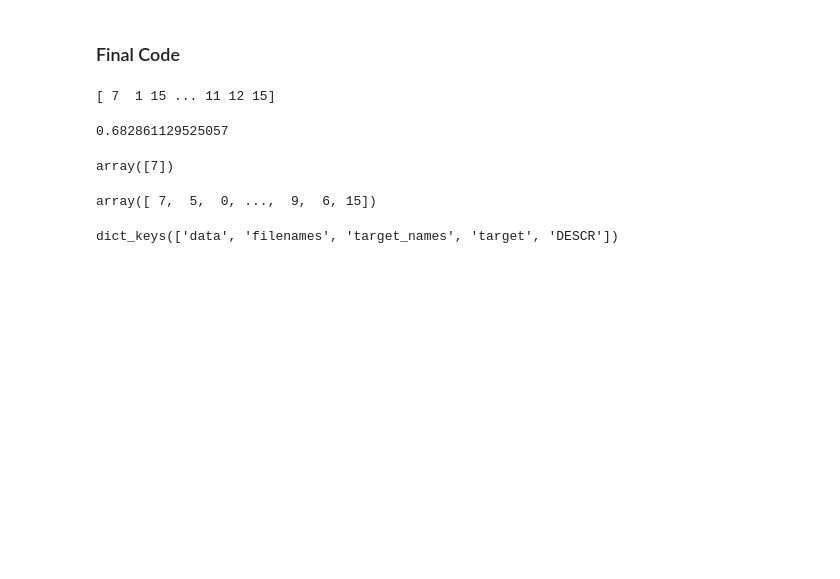
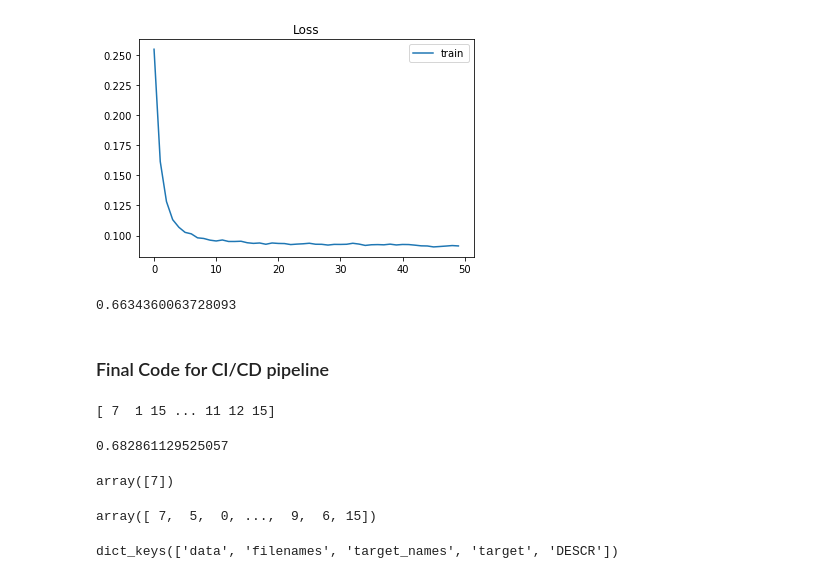
Before and after one commit to BhuvaneshwaranK/sample_CI_CI_pipeline, a Jupyter notebook: notebooks/20_newsgroup_classification_MLOPS.ipynb, the cells around one changed output. Saved outputs shown, nothing was run; the diff lists cells and outputs as text; code cells hidden in the pictures; blank space fills up the shorter version.

```diff
--- a/notebooks/20_newsgroup_classification_MLOPS.ipynb
+++ b/notebooks/20_newsgroup_classification_MLOPS.ipynb
@@ -29,5 +354,24 @@ metrics.f1_score(newsgroups_test.target, pred, average='macro')
+# %%
+# Training Loss History
+plt.title('Loss')
+plt.plot(m1.history['loss'], label='train')
+plt.legend()
+plt.show();
+# %% [output]
+[figure, added]
+# %%
+# Testing
+
+# predicting classes for testing cases.
+yP1 = model1.predict(xTest)
+yP2 = np.argmax(yP1,axis=1)
+
+# Accuracy
+np.mean(yP2 == mydata_test_df["target"])
+# %% [output]
+0.6634360063728093
 # %% [markdown]
-### Final Code
+### Final Code for CI/CD pipeline
 # %%
 from sklearn.datasets import fetch_20newsgroups
 from sklearn.feature_extraction.text import TfidfVectorizer
```
Also changed, not shown: parts of 41 cells of this notebook, 2 other files.
